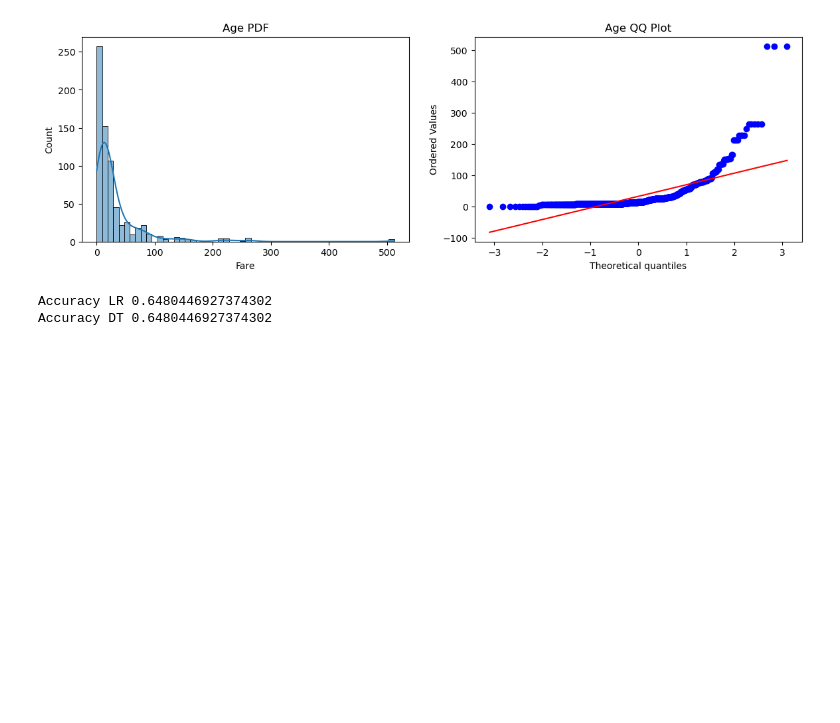
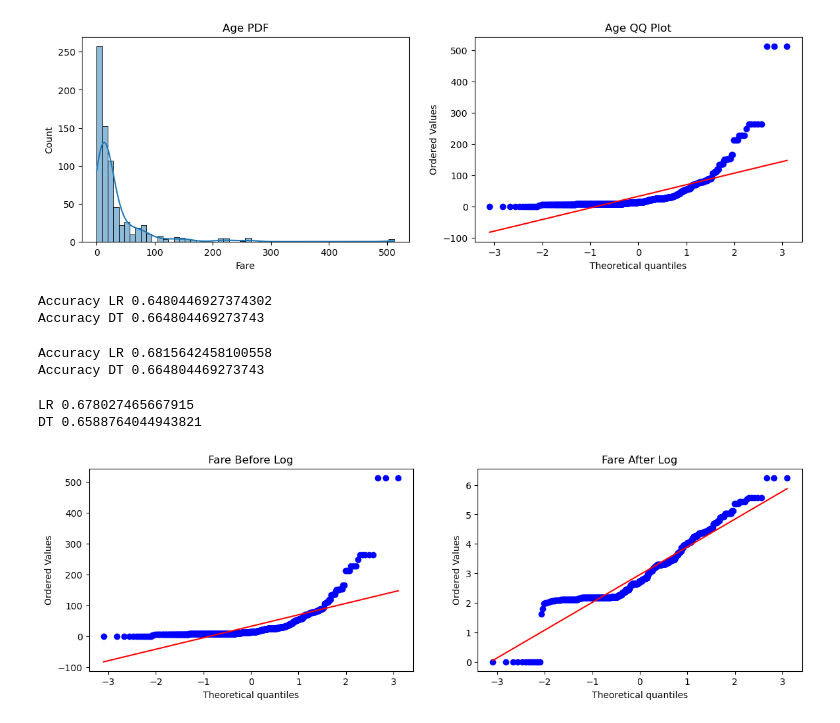
Before and after one commit to krupalgohil/Machine-Learning, a Jupyter notebook: 9_Feature Engineering/6_function_transformer.ipynb, the cells around one changed output. Drawn from its saved outputs; the diff is of its cells as text; code cells hidden in the pictures; blank space fills up the shorter version.

```diff
--- a/9_Feature Engineering/6_function_transformer.ipynb
+++ b/9_Feature Engineering/6_function_transformer.ipynb
@@ -84,10 +84,55 @@ clf.fit(X_train,y_train)
 clf2.fit(X_train,y_train)
 
 y_pred = clf.predict(X_test)
-y_pred1 = clf.predict(X_test)
+y_pred1 = clf2.predict(X_test)
 
 print("Accuracy LR",accuracy_score(y_test,y_pred))
 print("Accuracy DT",accuracy_score(y_test,y_pred1))
 # %% [output]
 Accuracy LR 0.6480446927374302
-Accuracy DT 0.6480446927374302
+Accuracy DT 0.664804469273743
+# %%
+trf = FunctionTransformer(func=np.log1p)
+# %%
+X_train_transformed = trf.fit_transform(X_train)
+X_test_transformed = trf.transform(X_test)
+# %%
+clf = LogisticRegression()
+clf2 = DecisionTreeClassifier()
+
+clf.fit(X_train_transformed,y_train)
+clf2.fit(X_train_transformed,y_train)
+
+y_pred = clf.predict(X_test_transformed)
+y_pred1 = clf2.predict(X_test_transformed)
+
+print("Accuracy LR",accuracy_score(y_test,y_pred))
+print("Accuracy DT",accuracy_score(y_test,y_pred1))
+# %% [output]
+Accuracy LR 0.6815642458100558
+Accuracy DT 0.664804469273743
+# %%
+X_transformed = trf.fit_transform(X)
+
+clf = LogisticRegression()
+clf2 = DecisionTreeClassifier()
+
+print("LR",np.mean(cross_val_score(clf,X_transformed,y,scoring='accuracy',cv=10)))
+print("DT",np.mean(cross_val_score(clf2,X_transformed,y,scoring='accuracy',cv=10)))
+# %% [output]
+LR 0.678027465667915
+DT 0.6588764044943821
+# %%
+plt.figure(figsize=(14,4))
+
+plt.subplot(121)
+stats.probplot(X_train['Fare'], dist="norm", plot=plt)
+plt.title('Fare Before Log')
+
+plt.subplot(122)
+stats.probplot(X_train_transformed['Fare'], dist="norm", plot=plt)
+plt.title('Fare After Log')
+
+plt.show()
+# %% [output]
+[figure, added]
```
Also changed, not shown: parts of 3 cells of this notebook, 3 other files.
